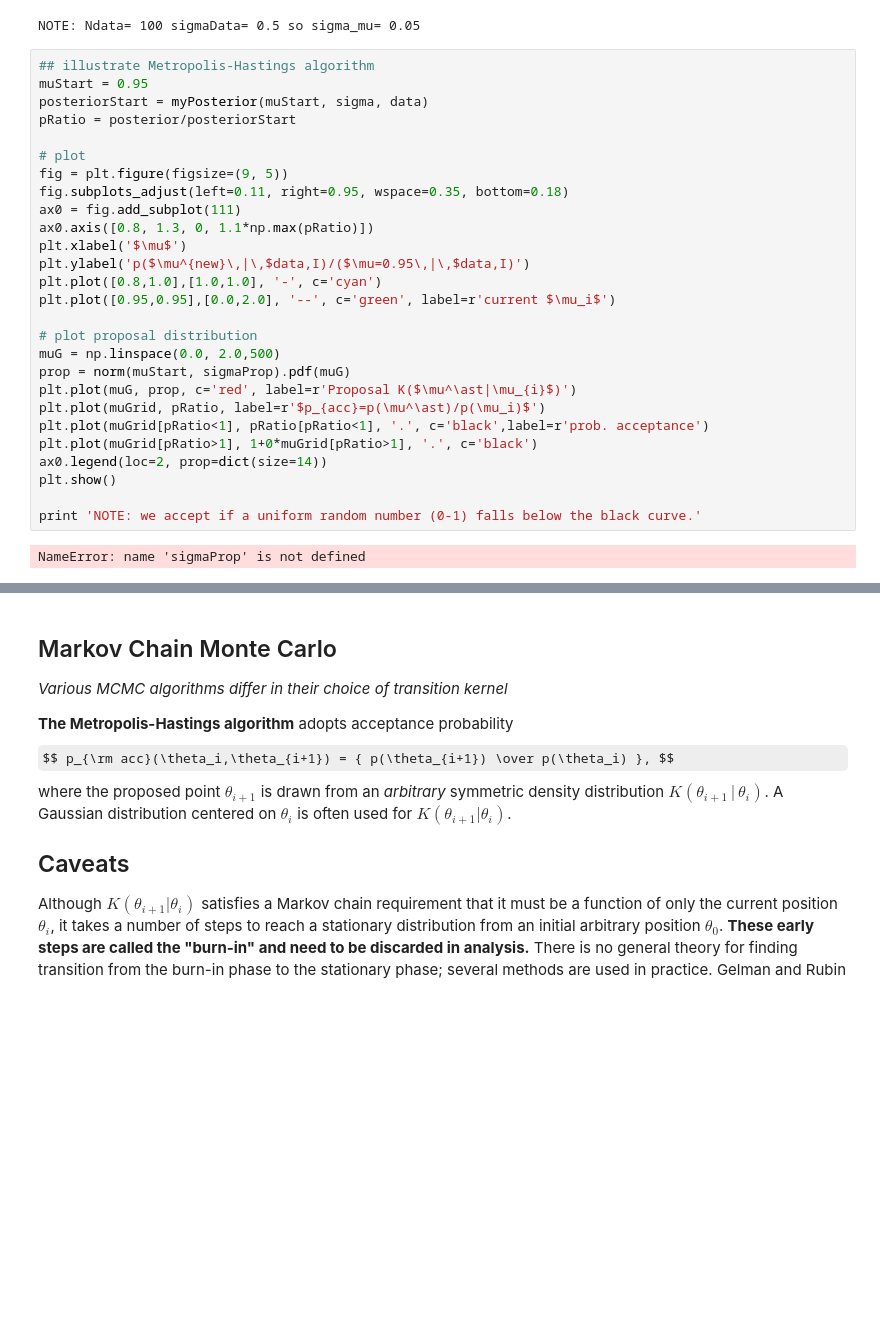
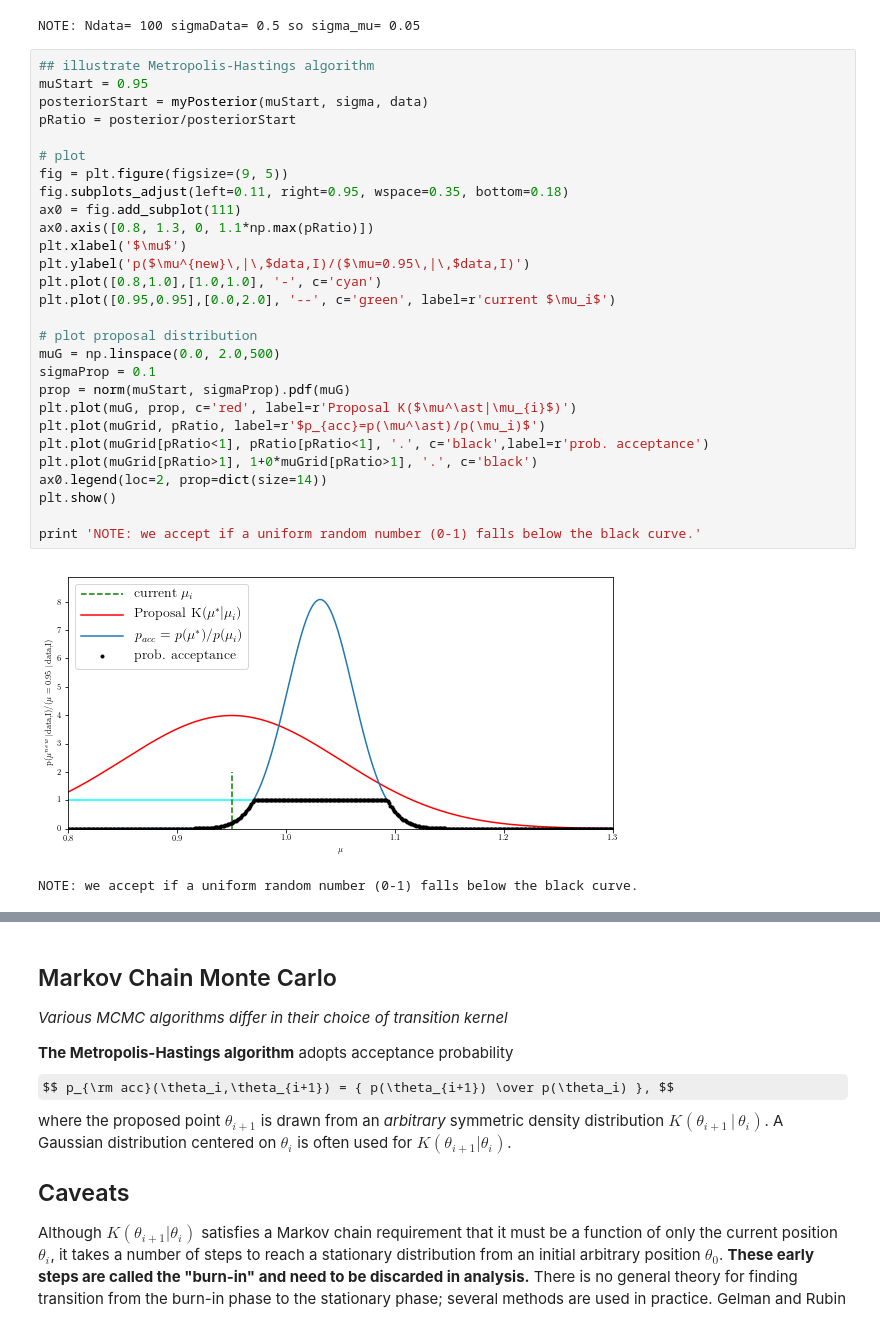
Before and after one commit to Ragadeepika-Pucha/astr-324-s17, a Jupyter notebook: notebooks/Week-5-Tue.ipynb, the cells around one changed output, grey strips where cells are left out. Cells and saved outputs as stored; diff of their text form; some formulas as TeX source; blank space fills up the shorter version.

```diff
--- a/notebooks/Week-5-Tue.ipynb
+++ b/notebooks/Week-5-Tue.ipynb
@@ -618,32 +618,34 @@ NOTE: Ndata= 100 sigmaData= 0.5 so sigma_mu= 0.05
 # %%
 ## illustrate Metropolis-Hastings algorithm
 muStart = 0.95
 posteriorStart = myPosterior(muStart, sigma, data)
 pRatio = posterior/posteriorStart
 
 # plot
 fig = plt.figure(figsize=(9, 5))
 fig.subplots_adjust(left=0.11, right=0.95, wspace=0.35, bottom=0.18)
 ax0 = fig.add_subplot(111)
 ax0.axis([0.8, 1.3, 0, 1.1*np.max(pRatio)])
 plt.xlabel('$\mu$')
 plt.ylabel('p($\mu^{new}\,|\,$data,I)/($\mu=0.95\,|\,$data,I)')
 plt.plot([0.8,1.0],[1.0,1.0], '-', c='cyan')
 plt.plot([0.95,0.95],[0.0,2.0], '--', c='green', label=r'current $\mu_i$')
 
 # plot proposal distribution
 muG = np.linspace(0.0, 2.0,500)
+sigmaProp = 0.1
 prop = norm(muStart, sigmaProp).pdf(muG)
 plt.plot(muG, prop, c='red', label=r'Proposal K($\mu^\ast|\mu_{i}$)')
 plt.plot(muGrid, pRatio, label=r'$p_{acc}=p(\mu^\ast)/p(\mu_i)$')
 plt.plot(muGrid[pRatio<1], pRatio[pRatio<1], '.', c='black',label=r'prob. acceptance')
 plt.plot(muGrid[pRatio>1], 1+0*muGrid[pRatio>1], '.', c='black')
 ax0.legend(loc=2, prop=dict(size=14))
 plt.show()
 
 print 'NOTE: we accept if a uniform random number (0-1) falls below the black curve.'
 # %% [output]
+[figure, added]
-NameError: name 'sigmaProp' is not defined
+NOTE: we accept if a uniform random number (0-1) falls below the black curve.
 # %%
 ## generate a chain using Metropolis-Hastings algorithm
 
```
Also changed, not shown: parts of 8 cells of this notebook.
